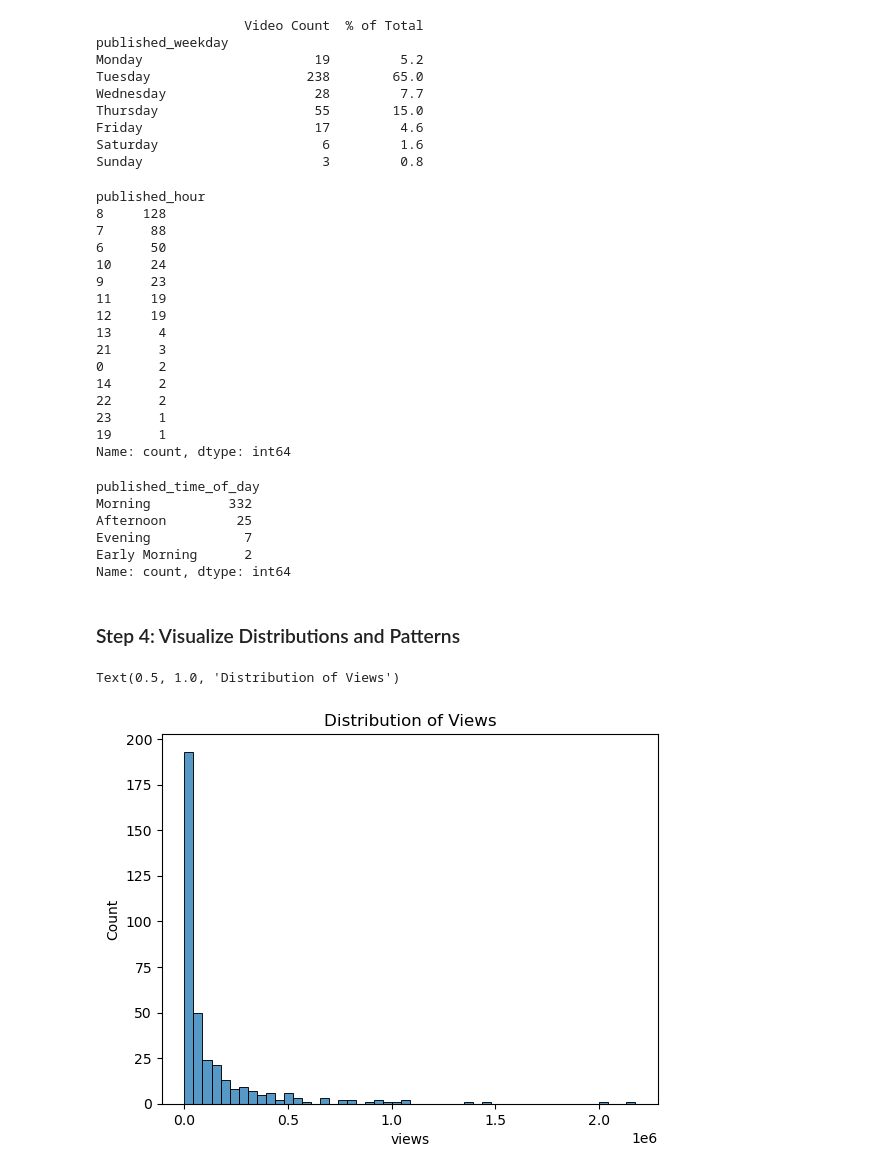
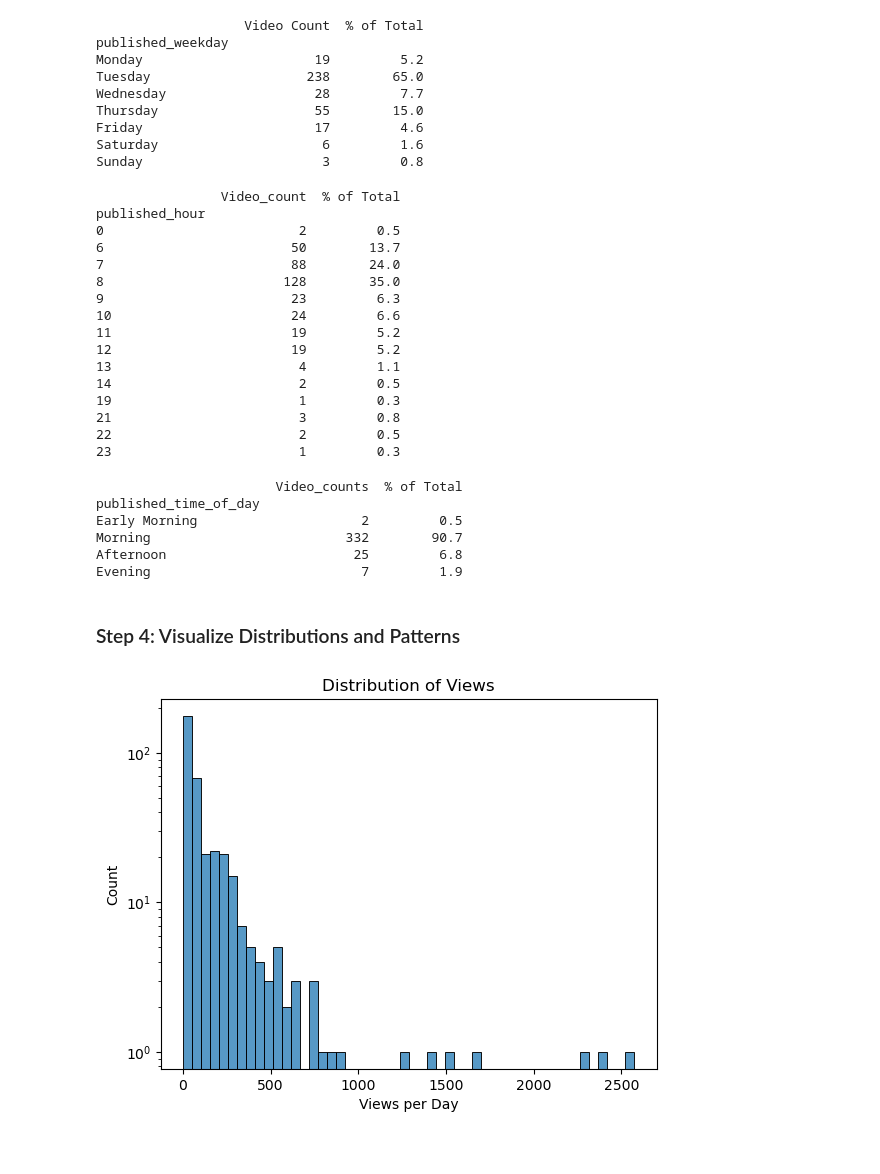
Before and after one commit to LiLuo086/alex-the-analyst-youtube-analysis, a Jupyter notebook: eda.ipynb, the cells around one changed output. Cells and saved outputs as stored; diff of their text form; code cells hidden in the pictures.

```diff
--- a/eda.ipynb
+++ b/eda.ipynb
@@ -153,39 +172,61 @@ Friday                      17         4.6
 Saturday                     6         1.6
 Sunday                       3         0.8
 # %%
-df['published_hour'].value_counts() # Published total videos of each hour
+hour_counts = df['published_hour'].value_counts() # Published total videos of each hour
+hour_summary = pd.DataFrame(
+    {'Video_count':hour_counts,
+     '% of Total': (hour_counts/hour_counts.sum()*100).round(1)
+    }
+)
+
+hour_order = [0,6,7,8,9,10,11,12,13,14,19,21,22,23]
+hour_summary = hour_summary.reindex(hour_order)
+
+print(hour_summary)
 # %% [output]
+                Video_count  % of Total
 published_hour
-8     128
-7      88
-6      50
-10     24
-9      23
-11     19
-12     19
-13      4
-21      3
-0       2
-14      2
-22      2
-23      1
-19      1
-Name: count, dtype: int64
+0                         2         0.5
+6                        50        13.7
+7                        88        24.0
+8                       128        35.0
+9                        23         6.3
+10                       24         6.6
+11                       19         5.2
+12                       19         5.2
+13                        4         1.1
+14                        2         0.5
+19                        1         0.3
+21                        3         0.8
+22                        2         0.5
+23                        1         0.3
 # %%
-df['published_time_of_day'].value_counts() # Published total videos of each time of day
+daytime_counts = df['published_time_of_day'].value_counts() # Published total videos of each time of day
+daytime_summary = pd.DataFrame(
+    {'Video_counts': daytime_counts,
+     '% of Total': (daytime_counts/daytime_counts.sum()*100).round(1)
+
+    }
+)
+
+daytime_order = ['Early Morning', 'Morning', 'Afternoon', 'Evening']
+daytime_summary = daytime_summary.reindex(daytime_order)
+
+print(daytime_summary)
 # %% [output]
+                       Video_counts  % of Total
 published_time_of_day
-Morning          332
-Afternoon         25
-Evening            7
-Early Morning      2
-Name: count, dtype: int64
+Early Morning                     2         0.5
+Morning                         332        90.7
+Afternoon                        25         6.8
+Evening                           7         1.9
 # %% [markdown]
 ### Step 4: Visualize Distributions and Patterns
 # %%
 # Views distribution
-sns.histplot(df['views'], bins=50)
+sns.histplot(df['views_per_day'], bins=50) # type: ignore
 plt.title("Distribution of Views")
+plt.xlabel('Views per Day')
+plt.yscale('log')
 # %% [output]
-Text(0.5, 1.0, 'Distribution of Views')
-[figure, old version]
+[figure, new version]
```
Also changed, not shown: parts of 23 cells of this notebook.
